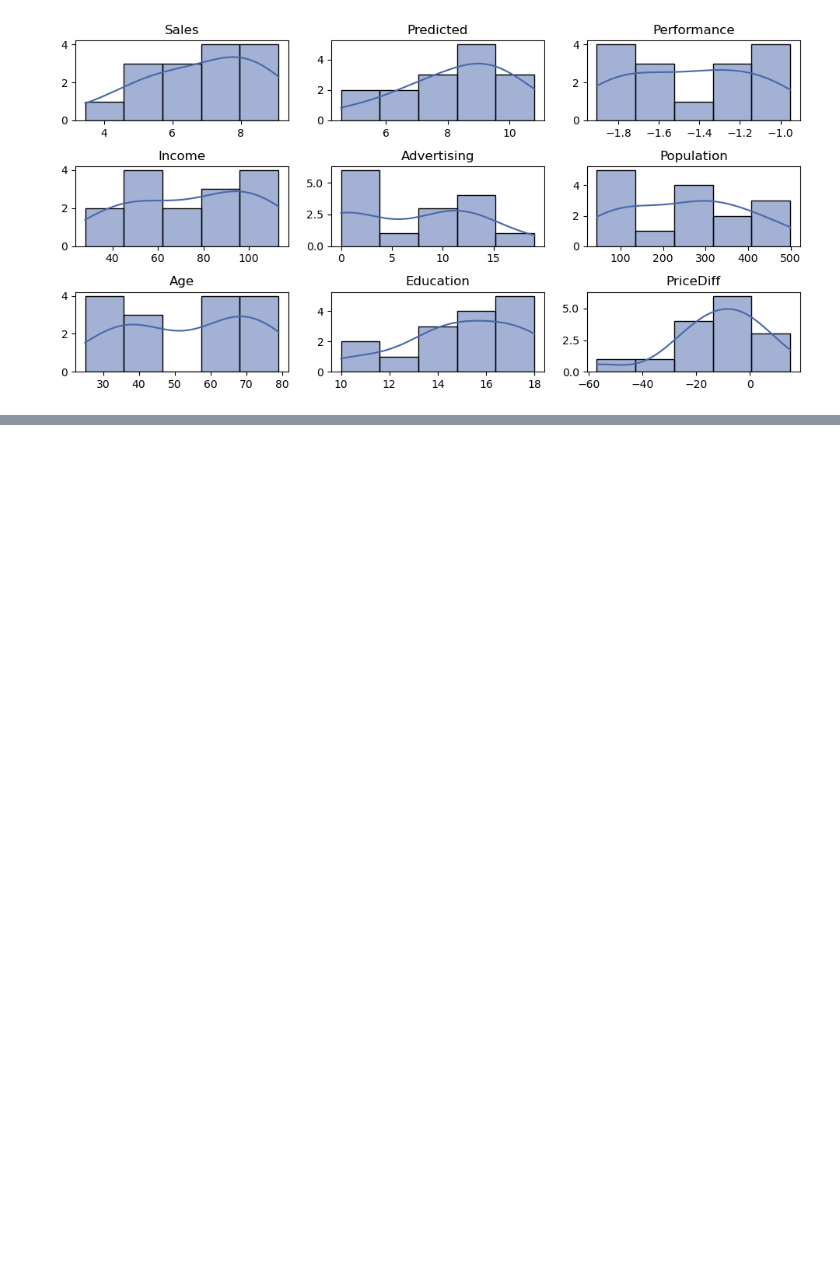
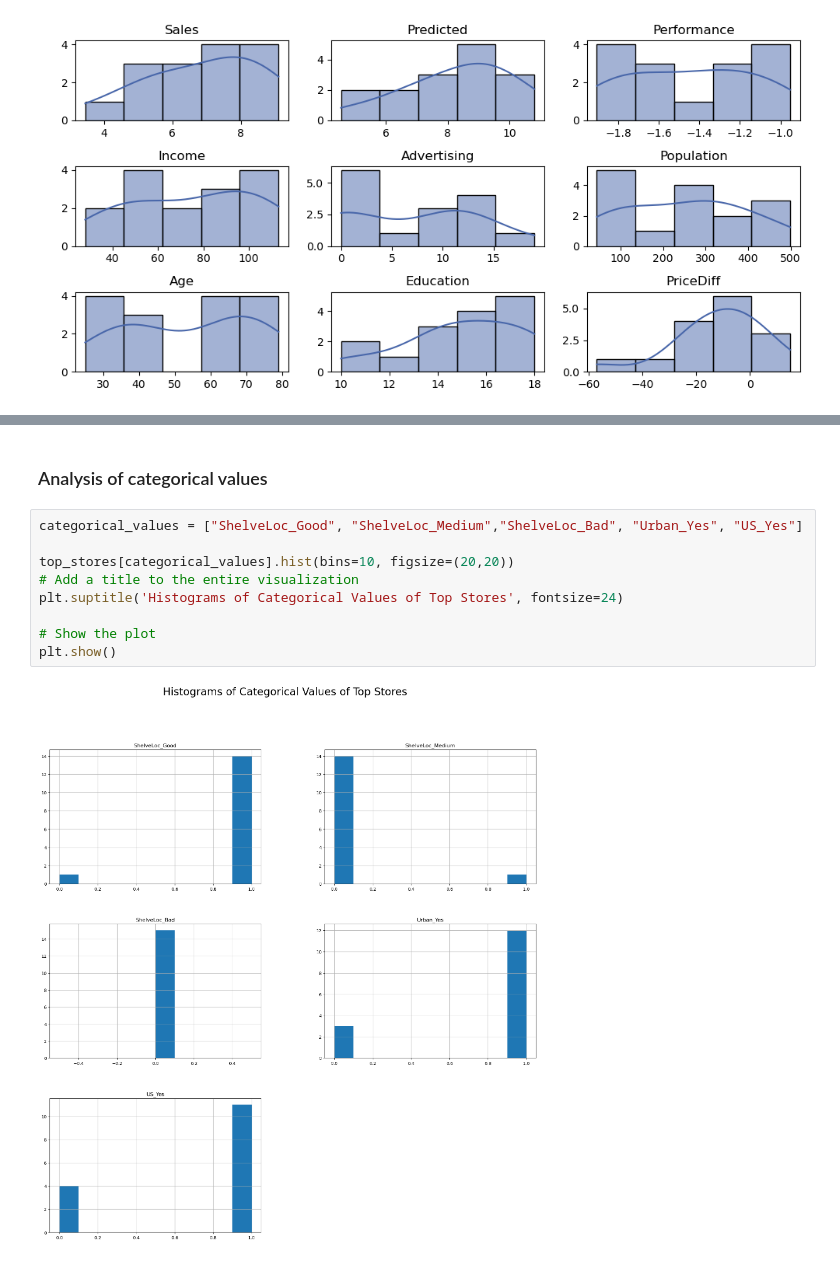
Before and after one commit to fredrik998/AppliedMachineLearning, a Jupyter notebook: Codes/JohannesCodes.ipynb, the cells around one changed output, grey strips where cells are left out. Drawn from its saved outputs; the diff is of its cells as text; blank space fills up the shorter version.

```diff
--- a/Codes/JohannesCodes.ipynb
+++ b/Codes/JohannesCodes.ipynb
@@ -464,0 +556,13 @@ KeyError: 'Index'
+# %% [markdown]
+### Analysis of categorical values
+# %%
+categorical_values = ["ShelveLoc_Good", "ShelveLoc_Medium","ShelveLoc_Bad", "Urban_Yes", "US_Yes"]
+
+top_stores[categorical_values].hist(bins=10, figsize=(20,20))
+# Add a title to the entire visualization
+plt.suptitle('Histograms of Categorical Values of Top Stores', fontsize=24)
+
+# Show the plot
+plt.show()
+# %% [output]
+[figure, added]
```
Also changed, not shown: parts of 11 cells of this notebook.
